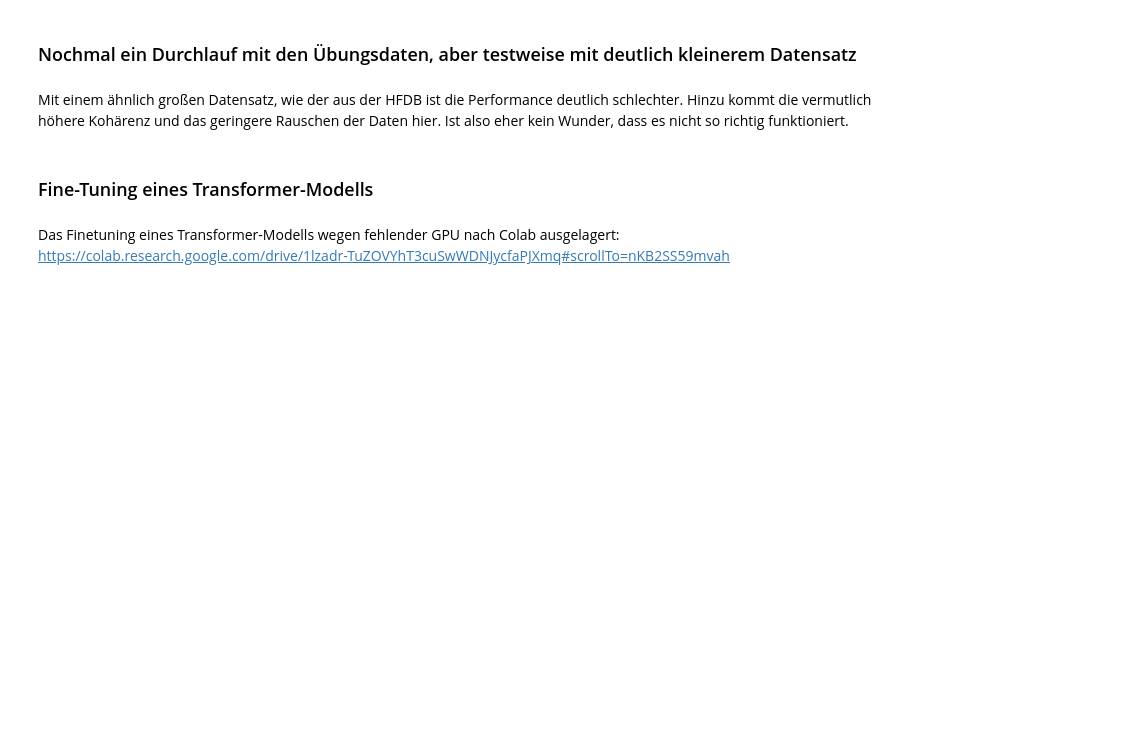
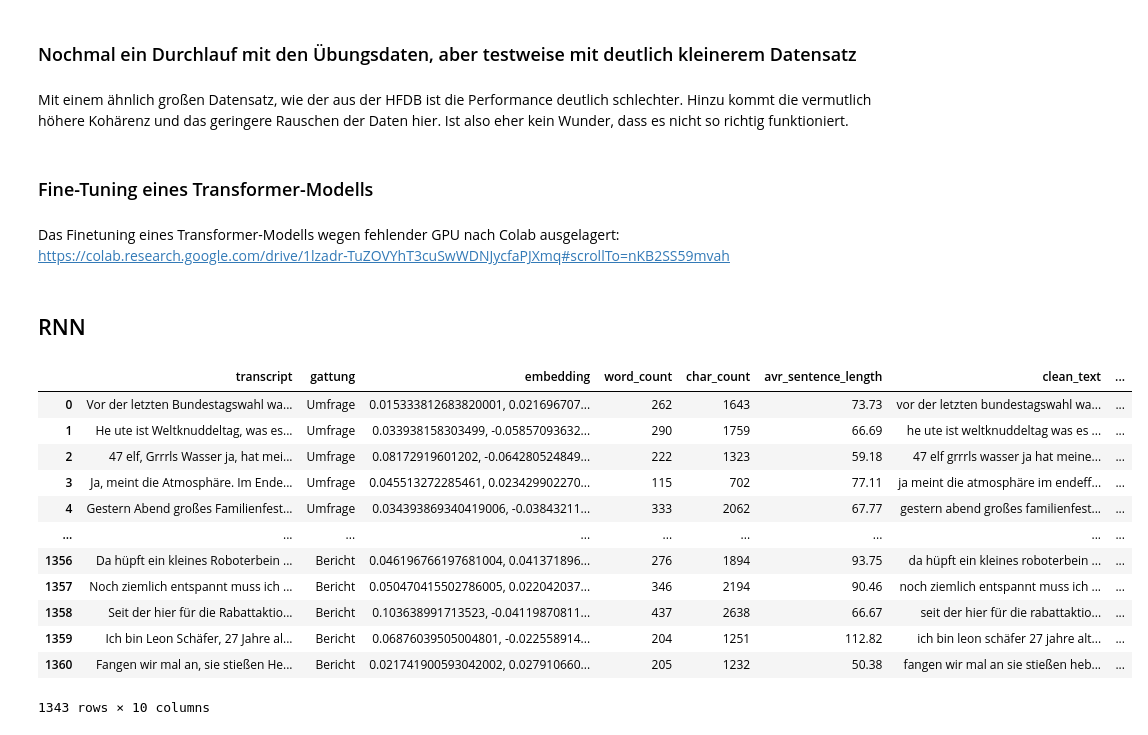
Before and after one commit to jaeniboy/nlp-genres, a Jupyter notebook: text_classification.ipynb, the cells around one changed output. Saved outputs shown, nothing was run; the diff lists cells and outputs as text; code cells hidden in the pictures; blank space fills up the shorter version.

```diff
--- a/text_classification.ipynb
+++ b/text_classification.ipynb
@@ -1997,3 +2001,21 @@ Mit einem ähnlich großen Datensatz, wie der aus der HFDB ist die Performance d
 ### Fine-Tuning eines Transformer-Modells
 # %% [markdown]
 Das Finetuning eines Transformer-Modells wegen fehlender GPU nach Colab ausgelagert: https://colab.research.google.com/drive/1lzadr-TuZOVYhT3cuSwWDNJycfaPJXmq#scrollTo=nKB2SS59mvah
+# %% [markdown]
+## RNN
+# %%
+df
+# %% [output]
+|  | transcript | gattung | embedding | word_count | char_count | avr_sentence_length | clean_text | ... |
+| 0 | Vor der letzten Bundestagswahl wa... | Umfrage | 0.015333812683820001, 0.021696707... | 262 | 1643 | 73.73 | vor der letzten bundestagswahl wa... | ... |
+| 1 | He ute ist Weltknuddeltag, was es... | Umfrage | 0.033938158303499, -0.05857093632... | 290 | 1759 | 66.69 | he ute ist weltknuddeltag was es ... | ... |
+| 2 | 47 elf, Grrrls Wasser ja, hat mei... | Umfrage | 0.08172919601202, -0.064280524849... | 222 | 1323 | 59.18 | 47 elf grrrls wasser ja hat meine... | ... |
+| 3 | Ja, meint die Atmosphäre. Im Ende... | Umfrage | 0.045513272285461, 0.023429902270... | 115 | 702 | 77.11 | ja meint die atmosphäre im endeff... | ... |
+| 4 | Gestern Abend großes Familienfest... | Umfrage | 0.034393869340419006, -0.03843211... | 333 | 2062 | 67.77 | gestern abend großes familienfest... | ... |
+| ... | ... | ... | ... | ... | ... | ... | ... | ... |
+| 1356 | Da hüpft ein kleines Roboterbein ... | Bericht | 0.046196766197681004, 0.041371896... | 276 | 1894 | 93.75 | da hüpft ein kleines roboterbein ... | ... |
+| 1357 | Noch ziemlich entspannt muss ich ... | Bericht | 0.050470415502786005, 0.022042037... | 346 | 2194 | 90.46 | noch ziemlich entspannt muss ich ... | ... |
+| 1358 | Seit der hier für die Rabattaktio... | Bericht | 0.103638991713523, -0.04119870811... | 437 | 2638 | 66.67 | seit der hier für die rabattaktio... | ... |
+| 1359 | Ich bin Leon Schäfer, 27 Jahre al... | Bericht | 0.06876039505004801, -0.022558914... | 204 | 1251 | 112.82 | ich bin leon schäfer 27 jahre alt... | ... |
+| 1360 | Fangen wir mal an, sie stießen He... | Bericht | 0.021741900593042002, 0.027910660... | 205 | 1232 | 50.38 | fangen wir mal an sie stießen heb... | ... |
+1343 rows × 10 columns
```
Also changed, not shown: parts of 7 cells of this notebook.
